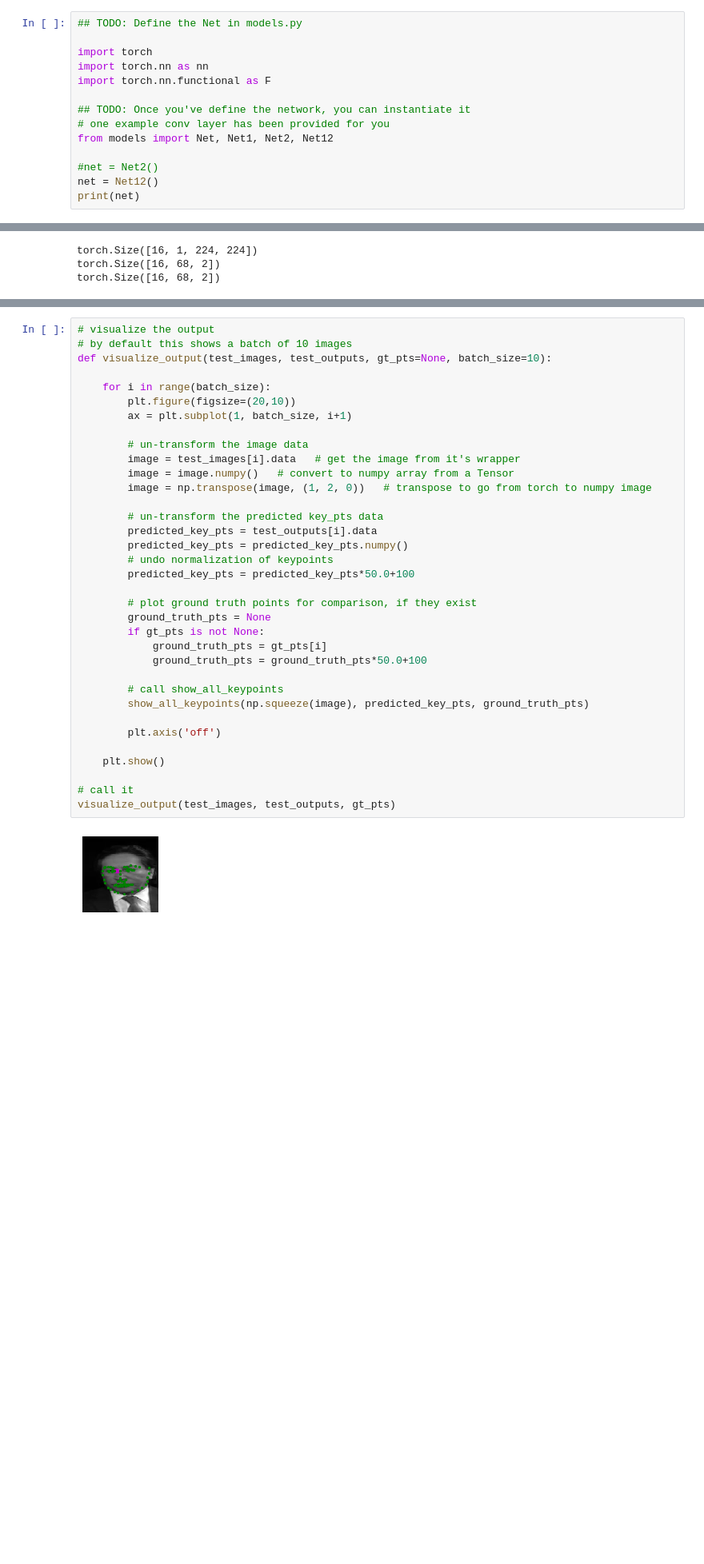
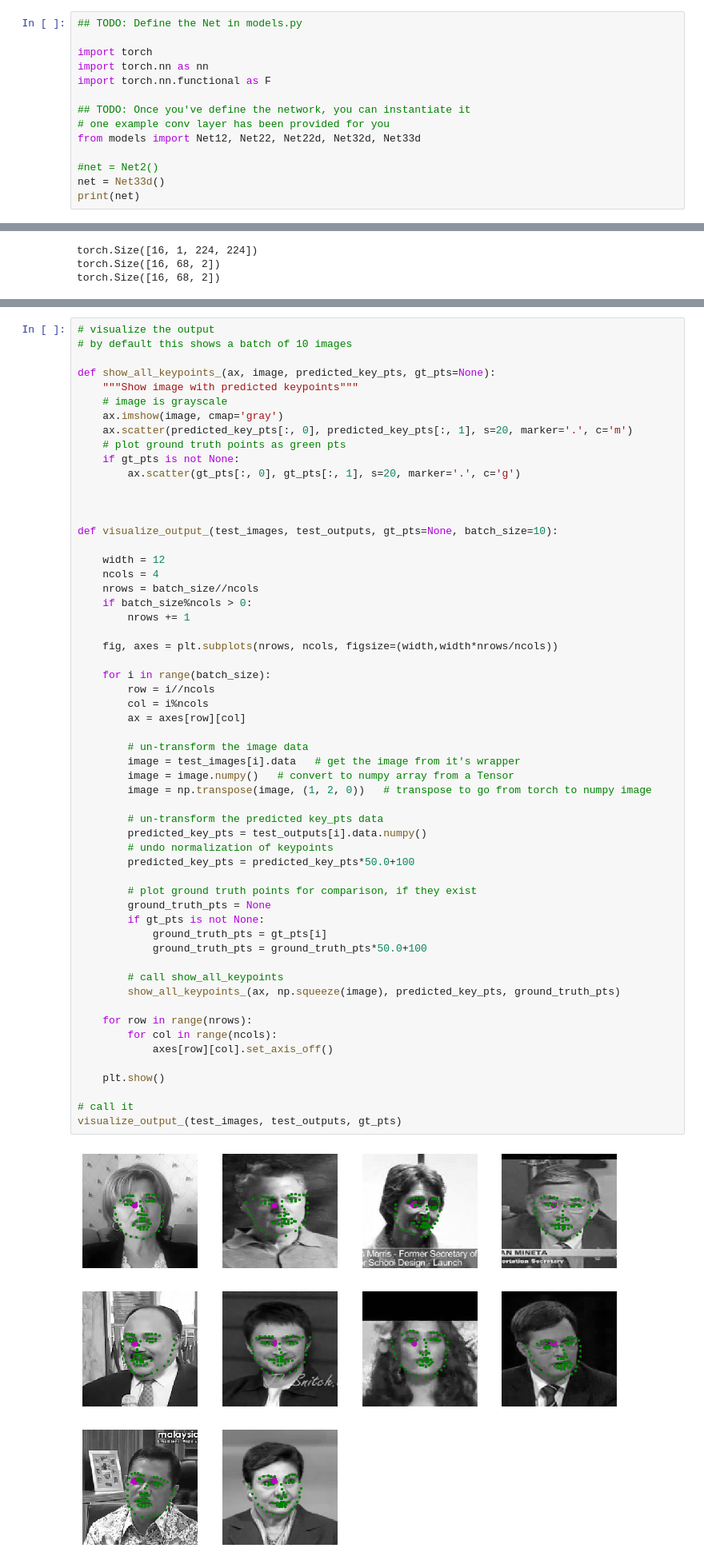
Before and after one commit to okoham/uda-ai-keypoints, a Jupyter notebook: 2. Define the Network Architecture.ipynb, the cells around one changed output, grey strips where cells are left out. Shown: that part at 80% size. Saved outputs shown, nothing was run; the diff lists cells and outputs as text; blank space fills up the shorter version.

```diff
--- a/2. Define the Network Architecture.ipynb
+++ b/2. Define the Network Architecture.ipynb
@@ -80,9 +80,9 @@ import torch.nn.functional as F
 
 ## TODO: Once you've define the network, you can instantiate it
 # one example conv layer has been provided for you
-from models import Net, Net1, Net2, Net12
+from models import Net12, Net22, Net22d, Net32d, Net33d
 
 #net = Net2()
-net = Net12()
+net = Net33d()
 print(net)
 # %% [output]
@@ -270,37 +280,59 @@ This function's main role is to take batches of image and keypoint data (the inp
 # %%
 # visualize the output
 # by default this shows a batch of 10 images
-def visualize_output(test_images, test_outputs, gt_pts=None, batch_size=10):
+
+def show_all_keypoints_(ax, image, predicted_key_pts, gt_pts=None):
+    """Show image with predicted keypoints"""
+    # image is grayscale
+    ax.imshow(image, cmap='gray')
+    ax.scatter(predicted_key_pts[:, 0], predicted_key_pts[:, 1], s=20, marker='.', c='m')
+    # plot ground truth points as green pts
+    if gt_pts is not None:
+        ax.scatter(gt_pts[:, 0], gt_pts[:, 1], s=20, marker='.', c='g')
+
+
+
+def visualize_output_(test_images, test_outputs, gt_pts=None, batch_size=10):
+
+    width = 12
+    ncols = 4
+    nrows = batch_size//ncols
+    if batch_size%ncols > 0:
+        nrows += 1
+
+    fig, axes = plt.subplots(nrows, ncols, figsize=(width,width*nrows/ncols))
 
     for i in range(batch_size):
-        plt.figure(figsize=(20,10))
-        ax = plt.subplot(1, batch_size, i+1)
+        row = i//ncols
+        col = i%ncols
+        ax = axes[row][col]
 
         # un-transform the image data
         image = test_images[i].data   # get the image from it's wrapper
         image = image.numpy()   # convert to numpy array from a Tensor
         image = np.transpose(image, (1, 2, 0))   # transpose to go from torch to numpy image
 
         # un-transform the predicted key_pts data
-        predicted_key_pts = test_outputs[i].data
-        predicted_key_pts = predicted_key_pts.numpy()
+        predicted_key_pts = test_outputs[i].data.numpy()
         # undo normalization of keypoints
         predicted_key_pts = predicted_key_pts*50.0+100
 
         # plot ground truth points for comparison, if they exist
         ground_truth_pts = None
         if gt_pts is not None:
             ground_truth_pts = gt_pts[i]
             ground_truth_pts = ground_truth_pts*50.0+100
 
         # call show_all_keypoints
-        show_all_keypoints(np.squeeze(image), predicted_key_pts, ground_truth_pts)
+        show_all_keypoints_(ax, np.squeeze(image), predicted_key_pts, ground_truth_pts)
 
-        plt.axis('off')
+    for row in range(nrows):
+        for col in range(ncols):
+            axes[row][col].set_axis_off()
 
     plt.show()
 
 # call it
-visualize_output(test_images, test_outputs, gt_pts)
+visualize_output_(test_images, test_outputs, gt_pts)
 # %% [output]
-[figure, old version]
+[figure, new version]
```
Also changed, not shown: parts of 8 cells of this notebook, 3 other files.
